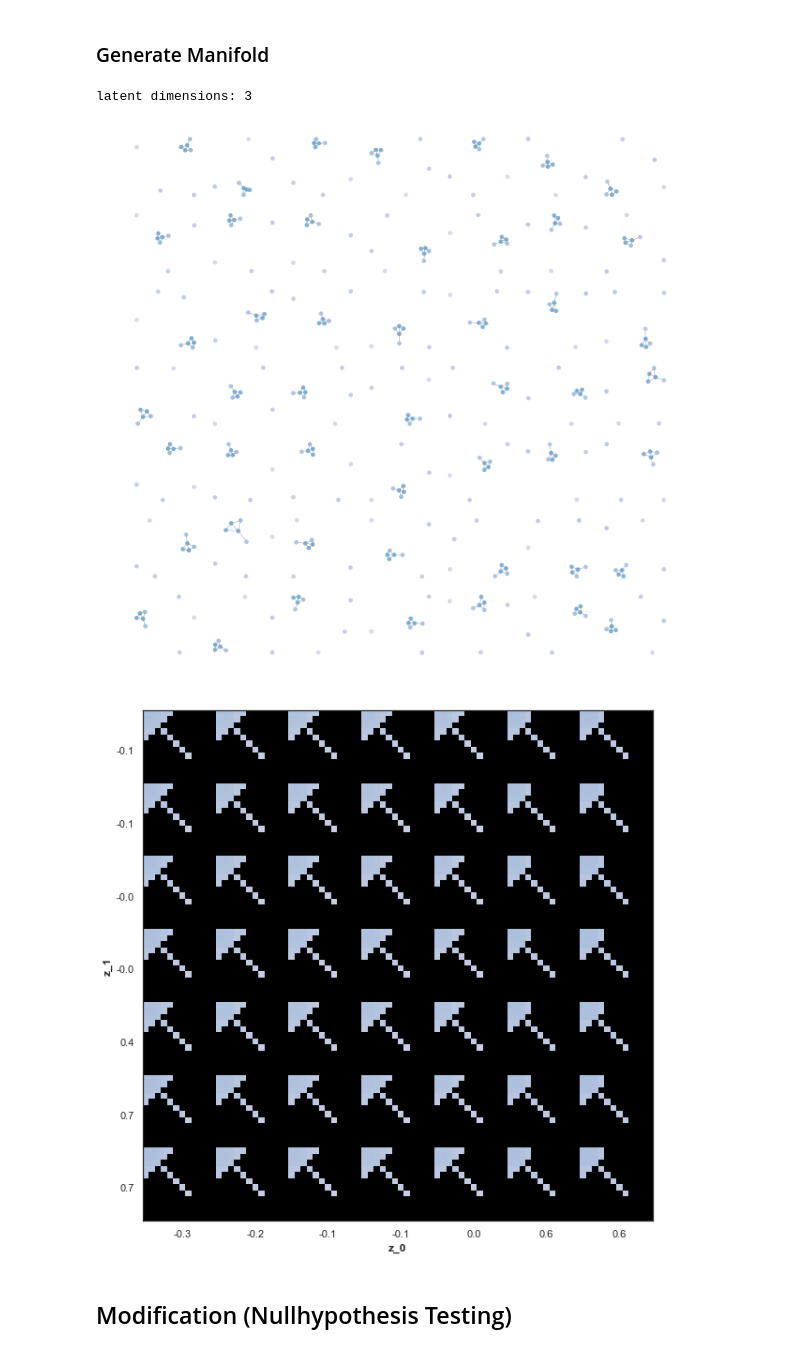
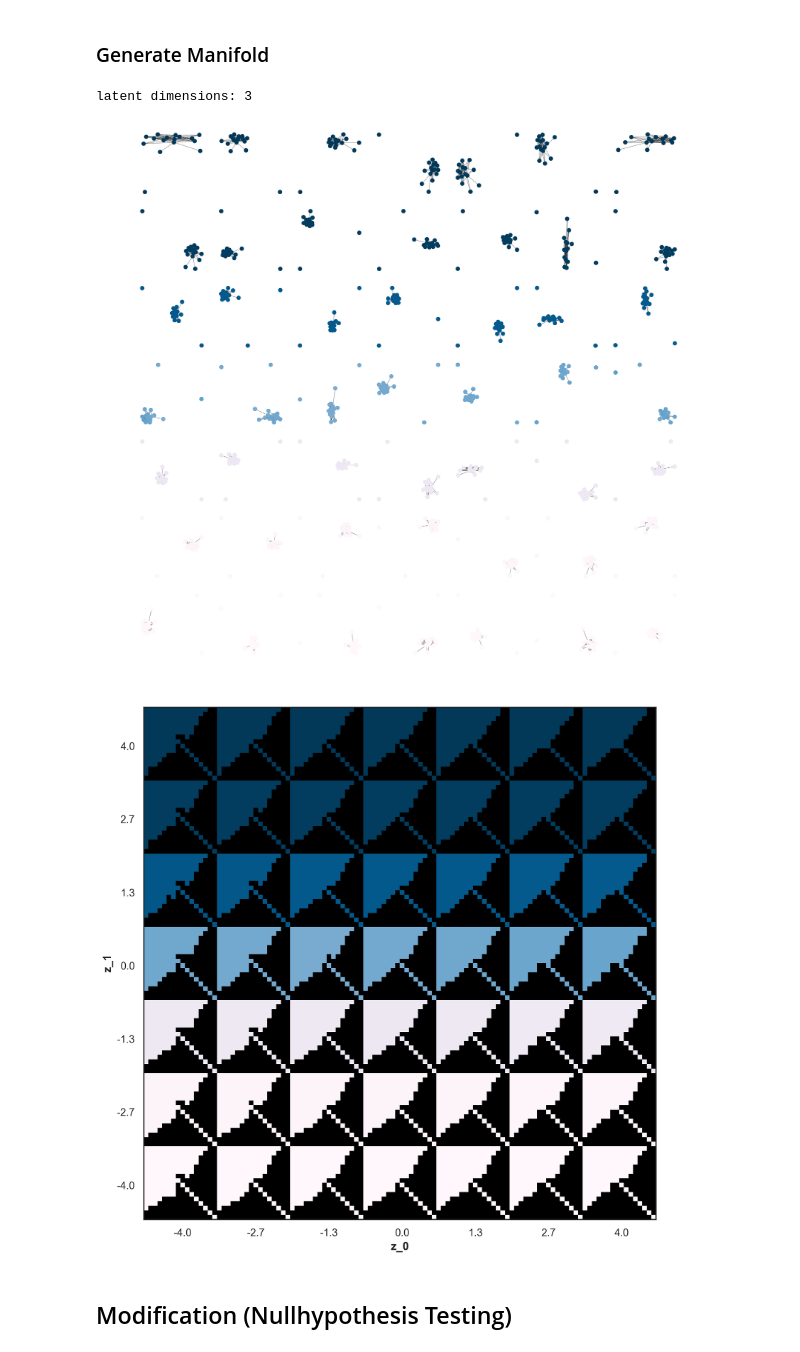
Before and after one commit to niklasstoehr/thesis, a Jupyter notebook: 3_prob_attr/3_gnn/feature_structure_independence.ipynb, the cells around one changed output. Saved outputs shown, nothing was run; the diff lists cells and outputs as text; code cells hidden in the pictures.

```diff
--- a/3_prob_attr/3_gnn/feature_structure_independence.ipynb
+++ b/3_prob_attr/3_gnn/feature_structure_independence.ipynb
@@ -176,7 +176,7 @@ def generate_data(dataArgs):
 
     return G, F, input_shape,output_shape
 
-dataArgs = {"n_graphs": 100000, "n_max": 12, "feature_dependence": "uniform", "fix_n": False, "diag_offset": -2, "diag_value": 1, "clip": True, "n_features": 1}  #"diag_offset" - 1 == full adjacency
+dataArgs = {"n_graphs": 500, "n_max": 16, "feature_dependence": "uniform", "fix_n": True, "diag_offset": -2, "diag_value": 1, "clip": True, "n_features": 1}  #"diag_offset" - 1 == full adjacency
 G, F, input_shape, output_shape = generate_data(dataArgs)
 # %% [output]
 feature_dependence: uniform
@@ -376,7 +376,7 @@ class VAE():
 # %% [markdown]
 ### Data Split
 # %%
-trainArgs = {"loss_weights": [10,1,4], "weights": "train", "early_stop": 1, "batch_size": 512, "epochs": 50, "data_split": 0.2}
+trainArgs = {"loss_weights": [5,1,2], "weights": "train", "early_stop": 1, "batch_size": 128, "epochs": 50, "data_split": 0.2}
 modelArgs = {"nn_architecture": "gnn", "latent_dim": 3, "gnn_filters": 2, "conv_filters": 16, "kernel_size": 3, "input_shape": input_shape, "output_shape": output_shape, "param_loss": False,}
 
 from support.keras_dgl.utils import *
@@ -439,12 +441,12 @@ node attributes: [0.97109246 0.84158474 0.27170974 0.30726397 0.29417706]
 ### Generate Manifold
 # %%
 # range, normal, z
-analyzeArgs = {"z": [0,1], "sample": "z", "act_range": [-4, 4], "act_scale": 1, "size_of_manifold": 7, "save_plots": False, "normalize_feature": False}
+analyzeArgs = {"z": [0,1], "sample": "range", "act_range": [-4, 4], "act_scale": 1, "size_of_manifold": 7, "save_plots": False, "normalize_feature": False}
 generate_manifold_features(analyzeArgs, modelArgs, dataArgs, models, data, orig_cmap, batch_size=trainArgs["batch_size"])
 # %% [output]
 latent dimensions: 3
-[figure, old version]
+[figure, new version]
-[figure, old version]
+[figure, new version]
 # %% [markdown]
 ## Modification (Nullhypothesis Testing)
 # %%
```
Also changed, not shown: parts of 7 cells of this notebook, 24 other files.
